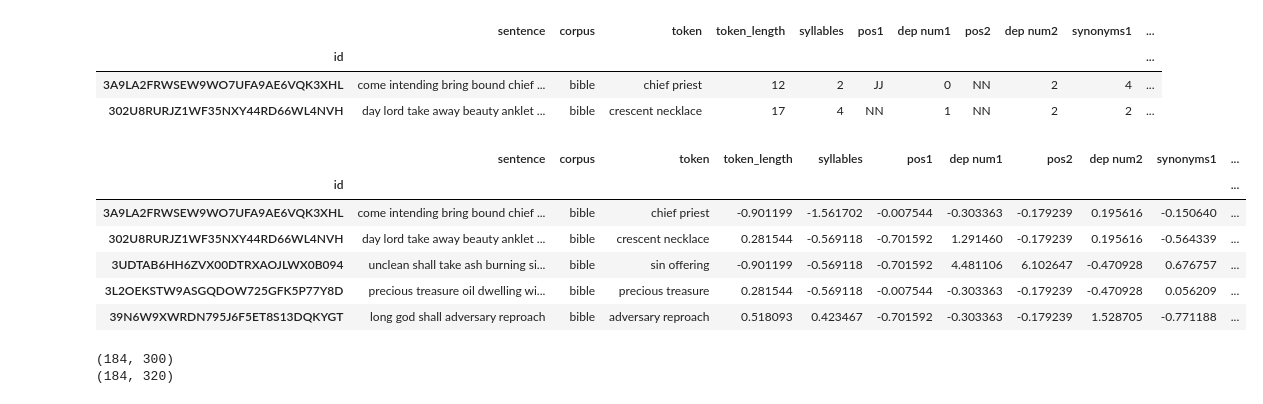
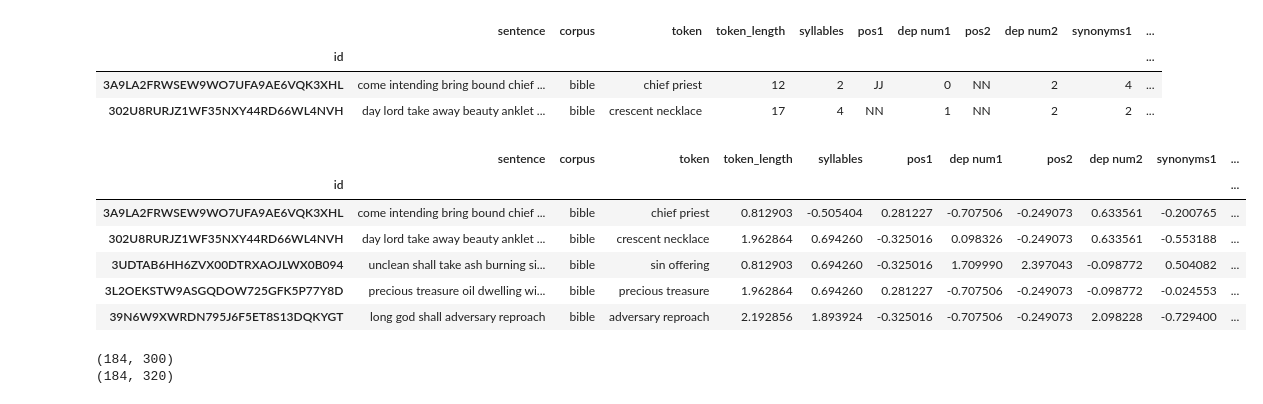
Before and after one commit to hvarS/CS60075-Team28-Semeval-Task-1, a Jupyter notebook: baselines.ipynb, the cells around one changed output. Saved outputs shown, nothing was run; the diff lists cells and outputs as text; code cells hidden in the pictures.

```diff
--- a/baselines.ipynb
+++ b/baselines.ipynb
@@ -618,7 +618,7 @@ test_features.drop(['pos','dep num', 'synonyms', 'hyponyms', 'hypernyms', 'googl
 
 
 test_features[['token_length', 'syllables', 'pos1', 'pos2', 'dep num1', 'dep num2', 'synonyms1', 'synonyms2', 'hypernyms1', 'hypernyms2', 'hyponyms1', 'hyponyms2', 'google frequency1', 'google frequency2', 'familarity', 'token_vowels']] =  \
-    scaler.fit_transform(test_features[['token_length', 'syllables', 'pos1', 'pos2', 'dep num1', 'dep num2', 'synonyms1', 'synonyms2', 'hypernyms1', 'hypernyms2', 'hyponyms1', 'hyponyms2', 'google frequency1', 'google frequency2', 'familarity', 'token_vowels']])
+    scaler.transform(test_features[['token_length', 'syllables', 'pos1', 'pos2', 'dep num1', 'dep num2', 'synonyms1', 'synonyms2', 'hypernyms1', 'hypernyms2', 'hyponyms1', 'hyponyms2', 'google frequency1', 'google frequency2', 'familarity', 'token_vowels']])
 
 test_features.head()
 # %% [output]
@@ -752,23 +772,23 @@ test_multi_features.head(2)
 # %%
 # fill pos nan by NN, as they are in majority
 test_multi_features['pos2'] = test_multi_features['pos2'].fillna('NN')
 
 test_multi_features['pos1'] = test_multi_features['pos1'].apply((lambda x: labels[x]))
 test_multi_features['pos2'] = test_multi_features['pos2'].apply((lambda x: labels[x]))
 
 test_multi_features[['token_length', 'syllables', 'pos1', 'pos2', 'dep num1', 'dep num2', 'synonyms1', 'synonyms2', 'hypernyms1', 'hypernyms2', 'hyponyms1', 'hyponyms2', 'google frequency1', 'google frequency2', 'familarity', 'token_vowels']] =  \
-    scaler.fit_transform(test_multi_features[['token_length', 'syllables', 'pos1', 'pos2', 'dep num1', 'dep num2', 'synonyms1', 'synonyms2', 'hypernyms1', 'hypernyms2', 'hyponyms1', 'hyponyms2', 'google frequency1', 'google frequency2', 'familarity', 'token_vowels']])
+    scaler.transform(test_multi_features[['token_length', 'syllables', 'pos1', 'pos2', 'dep num1', 'dep num2', 'synonyms1', 'synonyms2', 'hypernyms1', 'hypernyms2', 'hyponyms1', 'hyponyms2', 'google frequency1', 'google frequency2', 'familarity', 'token_vowels']])
 
 
 test_multi_features.head()
 # %% [output]
 |  | sentence | corpus | token | token_length | syllables | pos1 | dep num1 | pos2 | dep num2 | synonyms1 | ... |
 | id |  |  |  |  |  |  |  |  |  |  | ... |
-| 3A9LA2FRWSEW9WO7UFA9AE6VQK3XHL | come intending bring bound chief ... | bible | chief priest | -0.901199 | -1.561702 | -0.007544 | -0.303363 | -0.179239 | 0.195616 | -0.150640 | ... |
-| 302U8RURJZ1WF35NXY44RD66WL4NVH | day lord take away beauty anklet ... | bible | crescent necklace | 0.281544 | -0.569118 | -0.701592 | 1.291460 | -0.179239 | 0.195616 | -0.564339 | ... |
-| 3UDTAB6HH6ZVX00DTRXAOJLWX0B094 | unclean shall take ash burning si... | bible | sin offering | -0.901199 | -0.569118 | -0.701592 | 4.481106 | 6.102647 | -0.470928 | 0.676757 | ... |
-| 3L2OEKSTW9ASGQDOW725GFK5P77Y8D | precious treasure oil dwelling wi... | bible | precious treasure | 0.281544 | -0.569118 | -0.007544 | -0.303363 | -0.179239 | -0.470928 | 0.056209 | ... |
-| 39N6W9XWRDN795J6F5ET8S13DQKYGT | long god shall adversary reproach | bible | adversary reproach | 0.518093 | 0.423467 | -0.701592 | -0.303363 | -0.179239 | 1.528705 | -0.771188 | ... |
+| 3A9LA2FRWSEW9WO7UFA9AE6VQK3XHL | come intending bring bound chief ... | bible | chief priest | 0.812903 | -0.505404 | 0.281227 | -0.707506 | -0.249073 | 0.633561 | -0.200765 | ... |
+| 302U8RURJZ1WF35NXY44RD66WL4NVH | day lord take away beauty anklet ... | bible | crescent necklace | 1.962864 | 0.694260 | -0.325016 | 0.098326 | -0.249073 | 0.633561 | -0.553188 | ... |
+| 3UDTAB6HH6ZVX00DTRXAOJLWX0B094 | unclean shall take ash burning si... | bible | sin offering | 0.812903 | 0.694260 | -0.325016 | 1.709990 | 2.397043 | -0.098772 | 0.504082 | ... |
+| 3L2OEKSTW9ASGQDOW725GFK5P77Y8D | precious treasure oil dwelling wi... | bible | precious treasure | 1.962864 | 0.694260 | 0.281227 | -0.707506 | -0.249073 | -0.098772 | -0.024553 | ... |
+| 39N6W9XWRDN795J6F5ET8S13DQKYGT | long god shall adversary reproach | bible | adversary reproach | 2.192856 | 1.893924 | -0.325016 | -0.707506 | -0.249073 | 2.098228 | -0.729400 | ... |
 # %%
 sentences_test_list = list(test_multi_features['sentence'])
 test_tokens_list = list(test_multi_features['token'])
```
Also changed, not shown: parts of 12 cells of this notebook.
